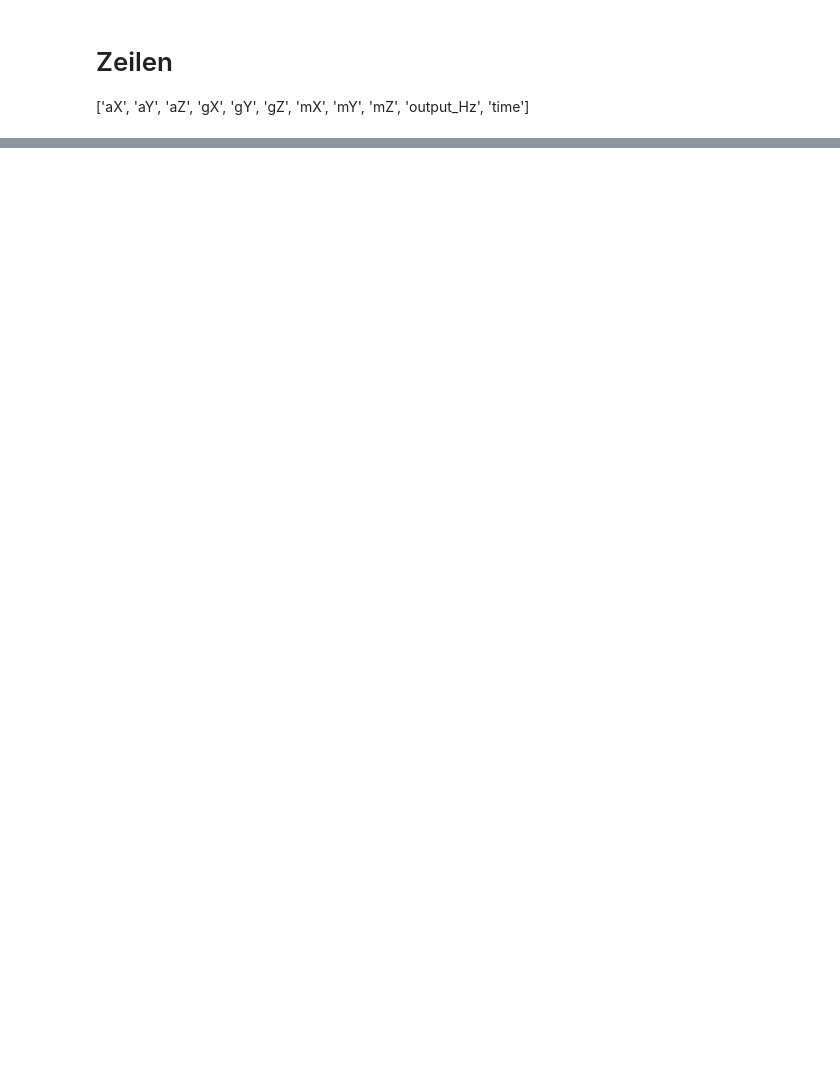
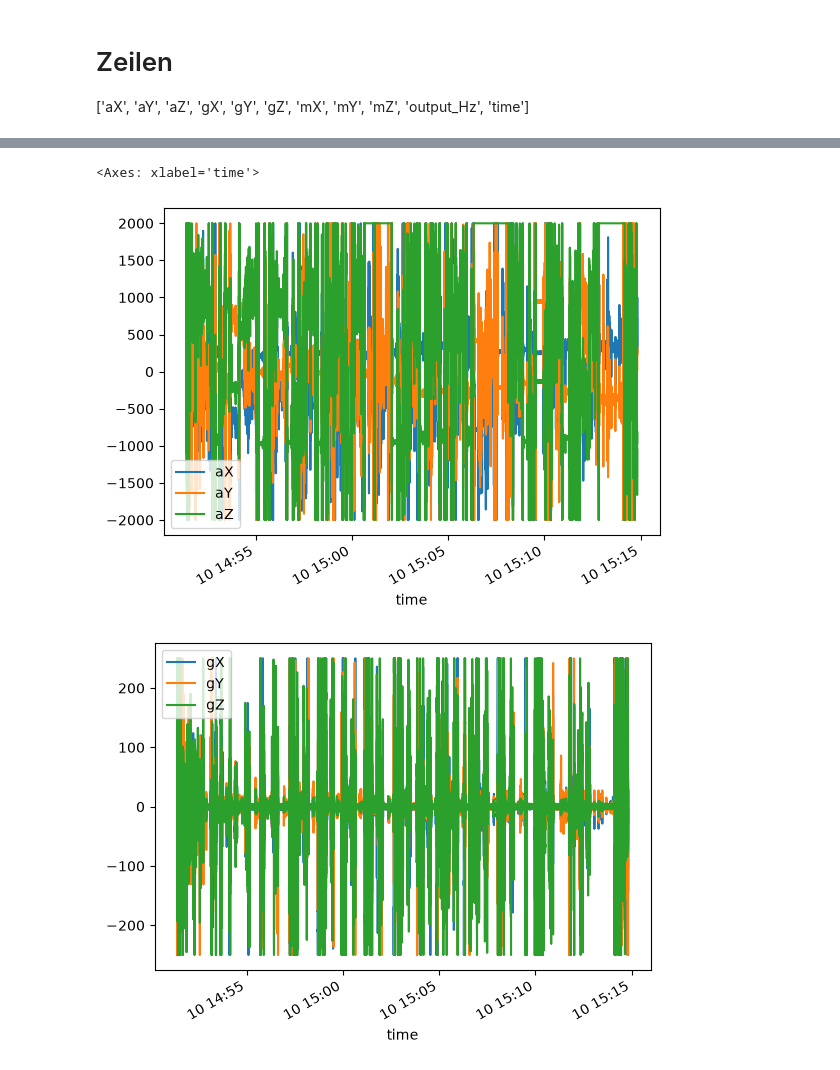
Before and after one commit to OGentner/AP1-Gruppe-143, a Jupyter notebook: Projektversuch_Wasserrakete/Auswertung01.ipynb, the cells around one changed output, grey strips where cells are left out. Saved outputs shown, nothing was run; the diff lists cells and outputs as text; code cells hidden in the pictures; blank space fills up the shorter version.

```diff
--- a/Projektversuch_Wasserrakete/Auswertung01.ipynb
+++ b/Projektversuch_Wasserrakete/Auswertung01.ipynb
@@ -36,0 +87,34 @@ Index(['rtcDate', 'rtcTime', 'micros', 'aX', 'aY', 'aZ', 'gX', 'gY', 'gZ',
+# %%
+# Einlesen der Daten
+# 0-11 erstes Set.
+messdaten = None
+
+
+for i in range(0, 11):
+    path = f"D:\\dataLog{i:>05}.TXT" #path
+
+    inData = pd.read_csv(path)
+    inData["time"] = pd.to_datetime(inData["rtcDate"] + " " + inData["rtcTime"])
+    inData.drop(columns={'imu_degC', "rtcDate", "rtcTime", "micros"}, errors="ignore")
+    inData.drop(inData.columns[inData.columns.str.contains(
+        'unnamed', case=False)], axis=1, inplace=True, errors="ignore")
+    inData["absA"] = np.sqrt(inData["aX"]**2 + inData["aY"]**2 + inData["aZ"]**2)
+
+    messdaten = pd.concat([messdaten, inData], ignore_index=True)
+
+# Eigene Frequenz berechnen
+# t in ms von startpunkt ab restliche Zeit löschen Date Time braucht man eigetnlich nicht?
+
+
+mask = messdaten["time"].dt.time.between(pd.Timestamp("15:15:15").time(), pd.Timestamp("17:00:00").time())
+# messdaten = messdaten[mask]
+
+messdaten.plot(x="time", y=["aX", "aY", "aZ"])
+messdaten.plot(x="time", y=["gX", "gY", "gZ"])
+messdaten.plot(x="time", y=["mX", "mY", "mZ"])
+messdaten.plot(x="time", y="absA")
+messdaten.plot(x="time", y="micros")
+# %% [output]
+<Axes: xlabel='time'>
+[figure, added]
+[figure, added]
```
Also changed, not shown: parts of 5 cells of this notebook, 1 other file.
